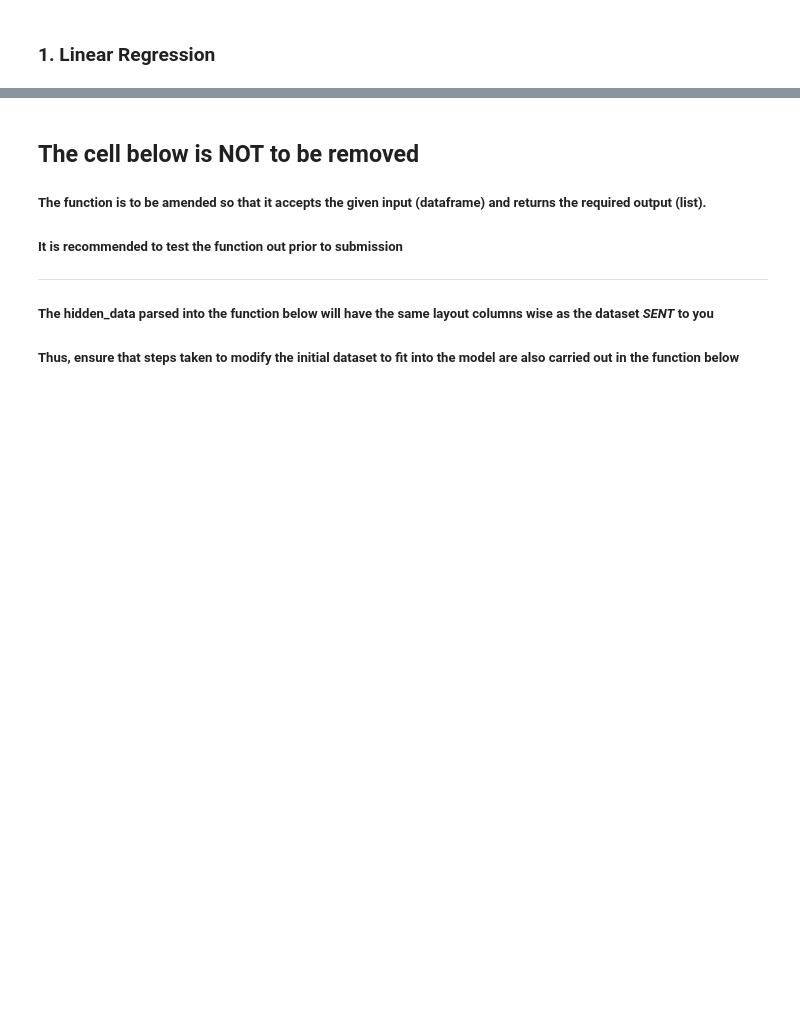
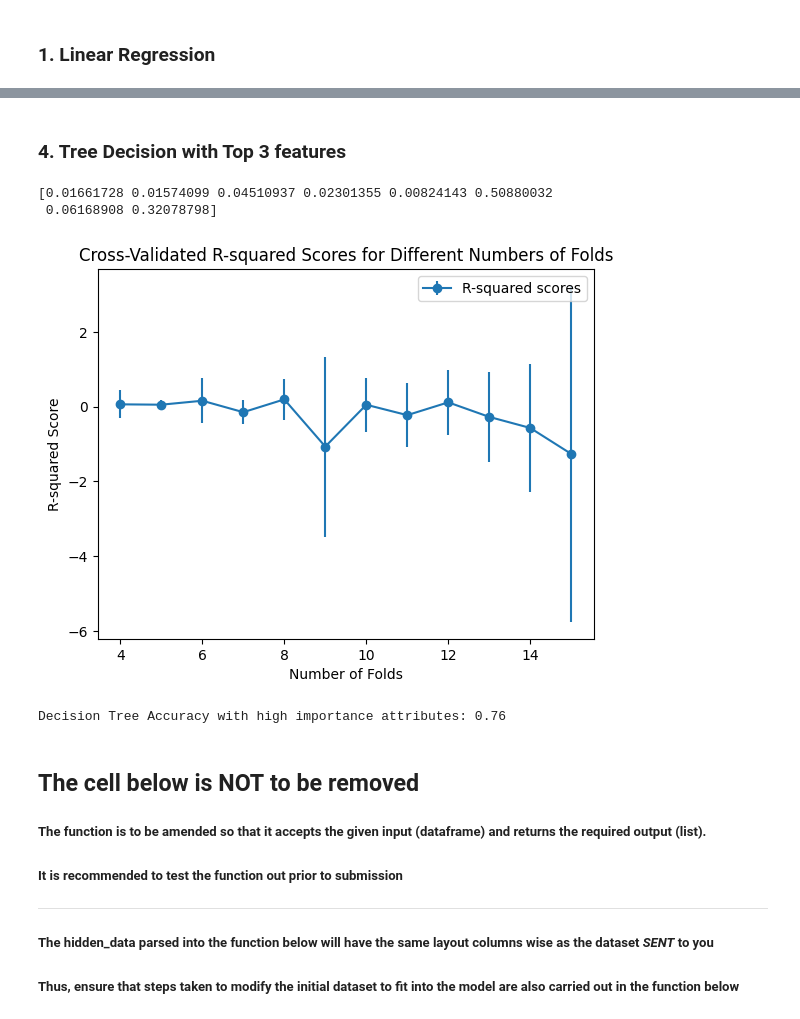
Before and after one commit to Therulow/NUS-SDS-Datathon-Champion-Group315, a Jupyter notebook: NUS_DATATHON_CHAMPION_TEAM NAME.ipynb, the cells around one changed output, grey strips where cells are left out. Drawn from its saved outputs; the diff is of its cells as text; code cells hidden in the pictures; blank space fills up the shorter version.

```diff
--- a/NUS_DATATHON_CHAMPION_TEAM NAME.ipynb
+++ b/NUS_DATATHON_CHAMPION_TEAM NAME.ipynb
@@ -359,3 +466,51 @@ plt.show()
+# %% [markdown]
+### 4. Tree Decision with Top 3 features
+# %%
+print(tree.feature_importances_)
+high_importance = ['Employees (Domestic Ultimate Total)','Employees (Global Ultimate Total)','Sales (Global Ultimate Total USD)']
+X_train2 = X_train[high_importance]
+X_test2 = X_test[high_importance]
+
+#Initialize + fit model
+tree2 = DecisionTreeClassifier(criterion = 'gini', min_samples_split = 2, random_state=5).fit(X_train2, Y_train)
+
+# Lists to store results
+n_folds_values = list(range(4, 16))
+mean_r2_scores = []
+std_r2_scores = []
+
+# Iterate over different numbers of folds
+for n_folds in n_folds_values:
+    # Use k-fold cross-validation with the current number of folds
+    kf = KFold(n_splits=n_folds, shuffle=True, random_state=42)
+
+    # Perform cross-validation and get R-squared scores
+    cv_scores = cross_val_score(tree, X_train, Y_train, cv=kf, scoring='r2')
+
+    # Append mean and standard deviation of R-squared scores to lists
+    mean_r2_scores.append(cv_scores.mean())
+    std_r2_scores.append(cv_scores.std())
+
+# Plot the results
+plt.errorbar(n_folds_values, mean_r2_scores, yerr=std_r2_scores, marker='o', linestyle='-', label='R-squared scores')
+plt.xlabel('Number of Folds')
+plt.ylabel('R-squared Score')
+plt.title('Cross-Validated R-squared Scores for Different Numbers of Folds')
+plt.legend()
+plt.show()
+
+
+#Predictions
+y_pred2 = tree2.predict(X_test2)
+
+#Accuracy Score
+tree_imp_accuracy = accuracy_score(Y_test, y_pred2)
+print('Decision Tree Accuracy with high importance attributes: {0:.2f}'.format(tree_imp_accuracy))
+# %% [output]
+[0.01661728 0.01574099 0.04510937 0.02301355 0.00824143 0.50880032
+ 0.06168908 0.32078798]
+[figure, added]
+Decision Tree Accuracy with high importance attributes: 0.76
 # %% [markdown]
 ## The cell below is **NOT** to be removed
 ##### The function is to be amended so that it accepts the given input (dataframe) and returns the required output (list).
```
Also changed, not shown: parts of 6 cells of this notebook.
